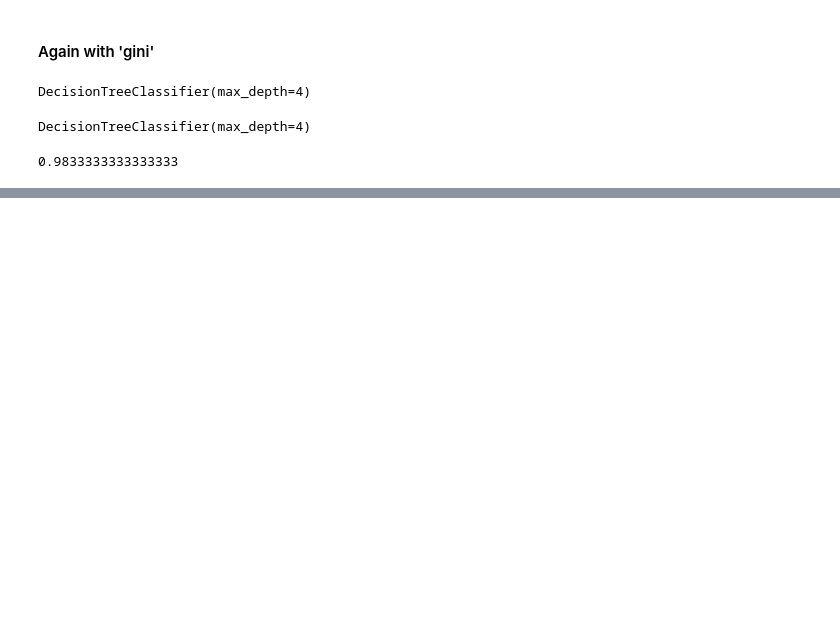
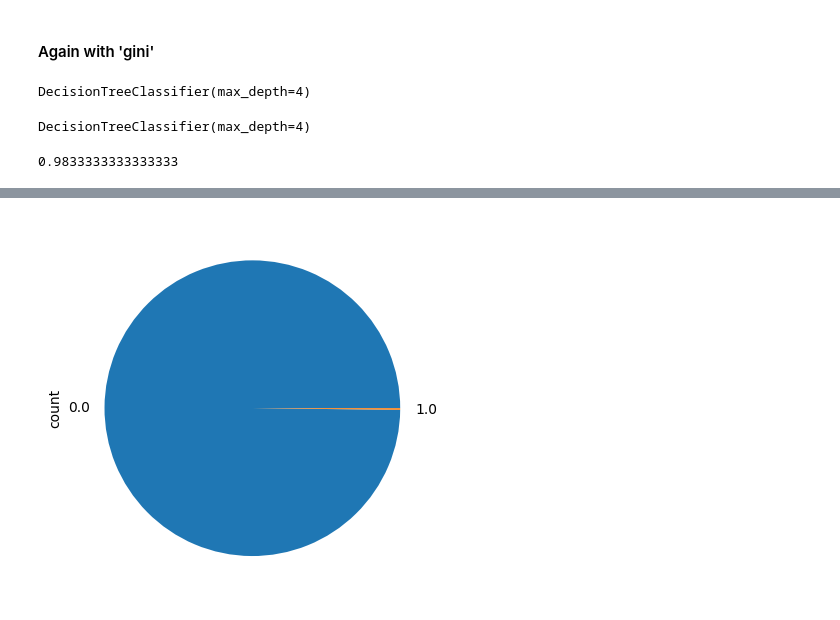
Before and after one commit to PaulToronto/IBM---AI-Engineering-Professional-Certificate, a Jupyter notebook: 1_3_Classification.ipynb, the cells around one changed output, grey strips where cells are left out. Cells and saved outputs as stored; diff of their text form; code cells hidden in the pictures; blank space fills up the shorter version.

```diff
--- a/1_3_Classification.ipynb
+++ b/1_3_Classification.ipynb
@@ -1066,0 +1093,7 @@ graphviz.Source(viz)
+# %%
+data_url = 'https://cf-courses-data.s3.us.cloud-object-storage.appdomain.cloud/'
+data_url += 'IBMDeveloperSkillsNetwork-ML0101EN-SkillsNetwork/labs/Module%203/'
+data_url += 'data/creditcard.csv'
+
+raw_data = pd.read_csv(data_url)
+raw_data.shape
@@ -1066,0 +1146,5 @@ graphviz.Source(viz)
+# %%
+n_replicas = 10
+
+big_raw_data = pd.DataFrame(np.repeat(raw_data.values, n_replicas, axis=0), columns=raw_data.columns)
+big_raw_data.shape
@@ -1066,0 +1178,4 @@ graphviz.Source(viz)
+# %%
+big_raw_data['Class'].value_counts().plot(kind='pie');
+# %% [output]
+[figure, added]
```
Also changed, not shown: parts of 119 cells of this notebook.
